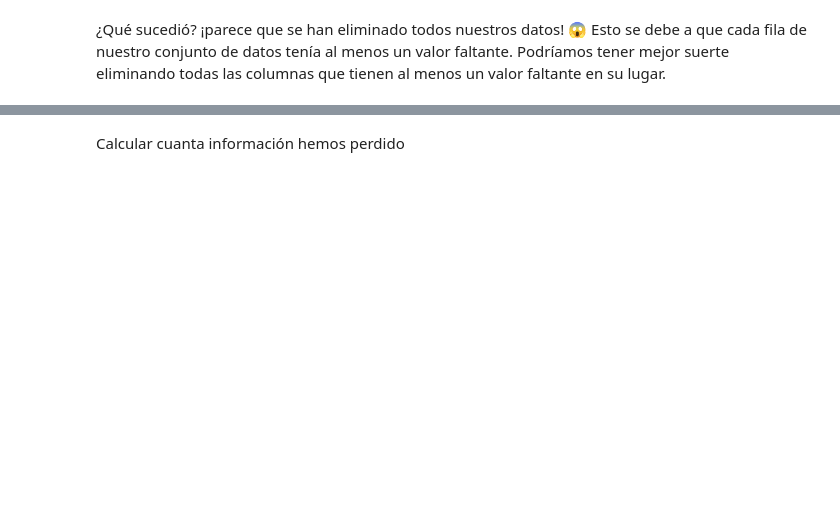
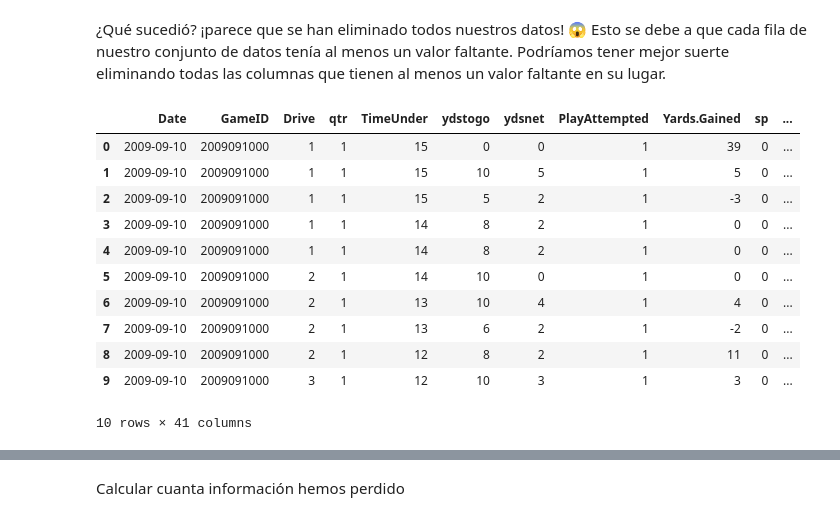
Before and after one commit to vbatiz/intro-python, a Jupyter notebook: notebooks/IntroPython_07.ipynb, the cells around one changed output, grey strips where cells are left out. Cells and saved outputs as stored; diff of their text form; code cells hidden in the pictures; blank space fills up the shorter version.

```diff
--- a/notebooks/IntroPython_07.ipynb
+++ b/notebooks/IntroPython_07.ipynb
@@ -92,6 +143,19 @@ nfl_data.dropna()
 # %%
 # Eliminemos ahora todas las columnas en donde exista un valor faltante
 columns_with_na_dropped = nfl_data.dropna(axis=1) #Al agregar el parámetro axis=1 estamos indicando que el criterio sea revisar columnas. Por defecto se revisan renglones (axis=0)
-columns_with_na_dropped.head()
+columns_with_na_dropped.head(10)
+# %% [output]
+|  | Date | GameID | Drive | qtr | TimeUnder | ydstogo | ydsnet | PlayAttempted | Yards.Gained | sp | ... |
+| 0 | 2009-09-10 | 2009091000 | 1 | 1 | 15 | 0 | 0 | 1 | 39 | 0 | ... |
+| 1 | 2009-09-10 | 2009091000 | 1 | 1 | 15 | 10 | 5 | 1 | 5 | 0 | ... |
+| 2 | 2009-09-10 | 2009091000 | 1 | 1 | 15 | 5 | 2 | 1 | -3 | 0 | ... |
+| 3 | 2009-09-10 | 2009091000 | 1 | 1 | 14 | 8 | 2 | 1 | 0 | 0 | ... |
+| 4 | 2009-09-10 | 2009091000 | 1 | 1 | 14 | 8 | 2 | 1 | 0 | 0 | ... |
+| 5 | 2009-09-10 | 2009091000 | 2 | 1 | 14 | 10 | 0 | 1 | 0 | 0 | ... |
+| 6 | 2009-09-10 | 2009091000 | 2 | 1 | 13 | 10 | 4 | 1 | 4 | 0 | ... |
+| 7 | 2009-09-10 | 2009091000 | 2 | 1 | 13 | 6 | 2 | 1 | -2 | 0 | ... |
+| 8 | 2009-09-10 | 2009091000 | 2 | 1 | 12 | 8 | 2 | 1 | 11 | 0 | ... |
+| 9 | 2009-09-10 | 2009091000 | 3 | 1 | 12 | 10 | 3 | 1 | 3 | 0 | ... |
+10 rows × 41 columns
 # %%
 columns_with_na_dropped.shape
```
Also changed, not shown: parts of 18 cells of this notebook.
